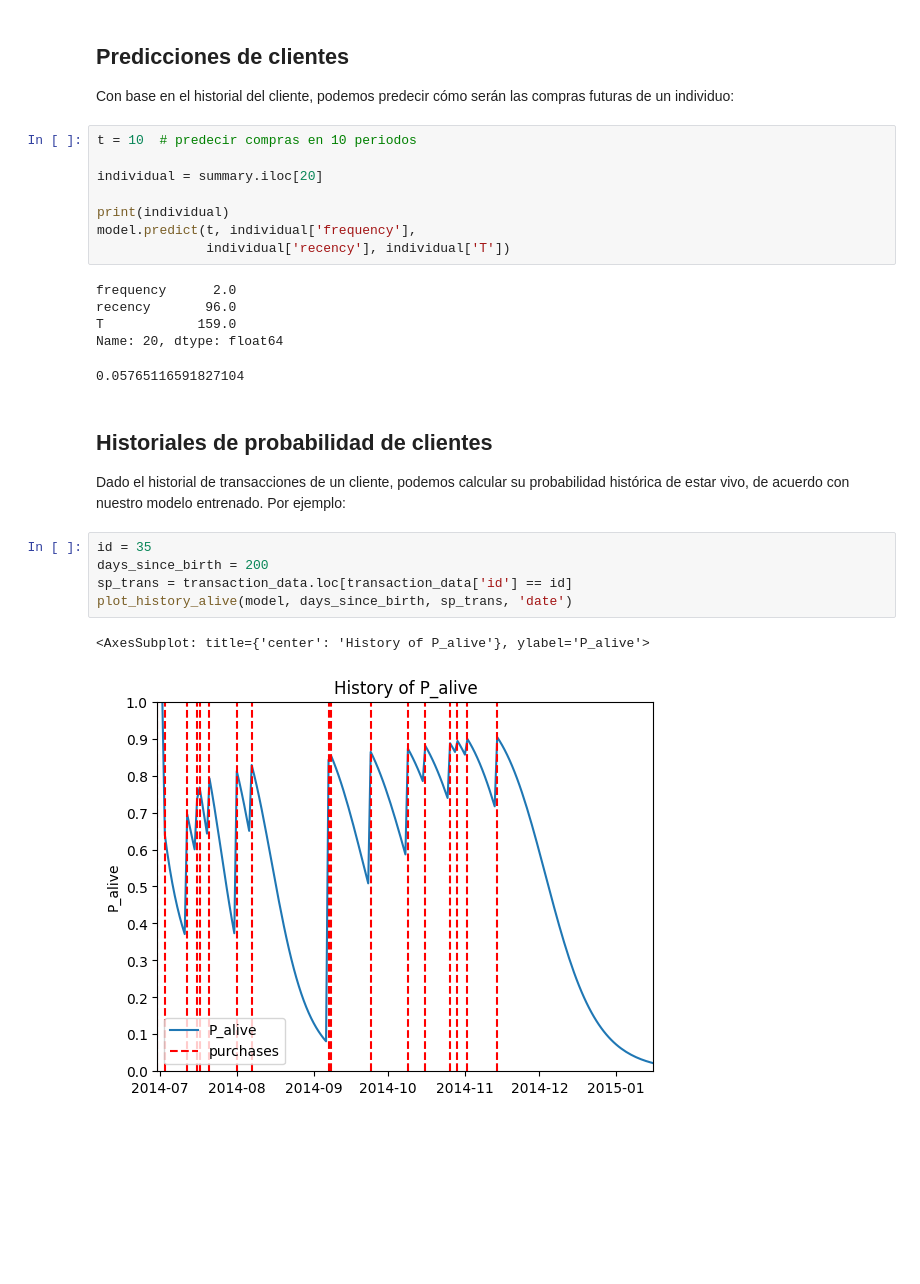
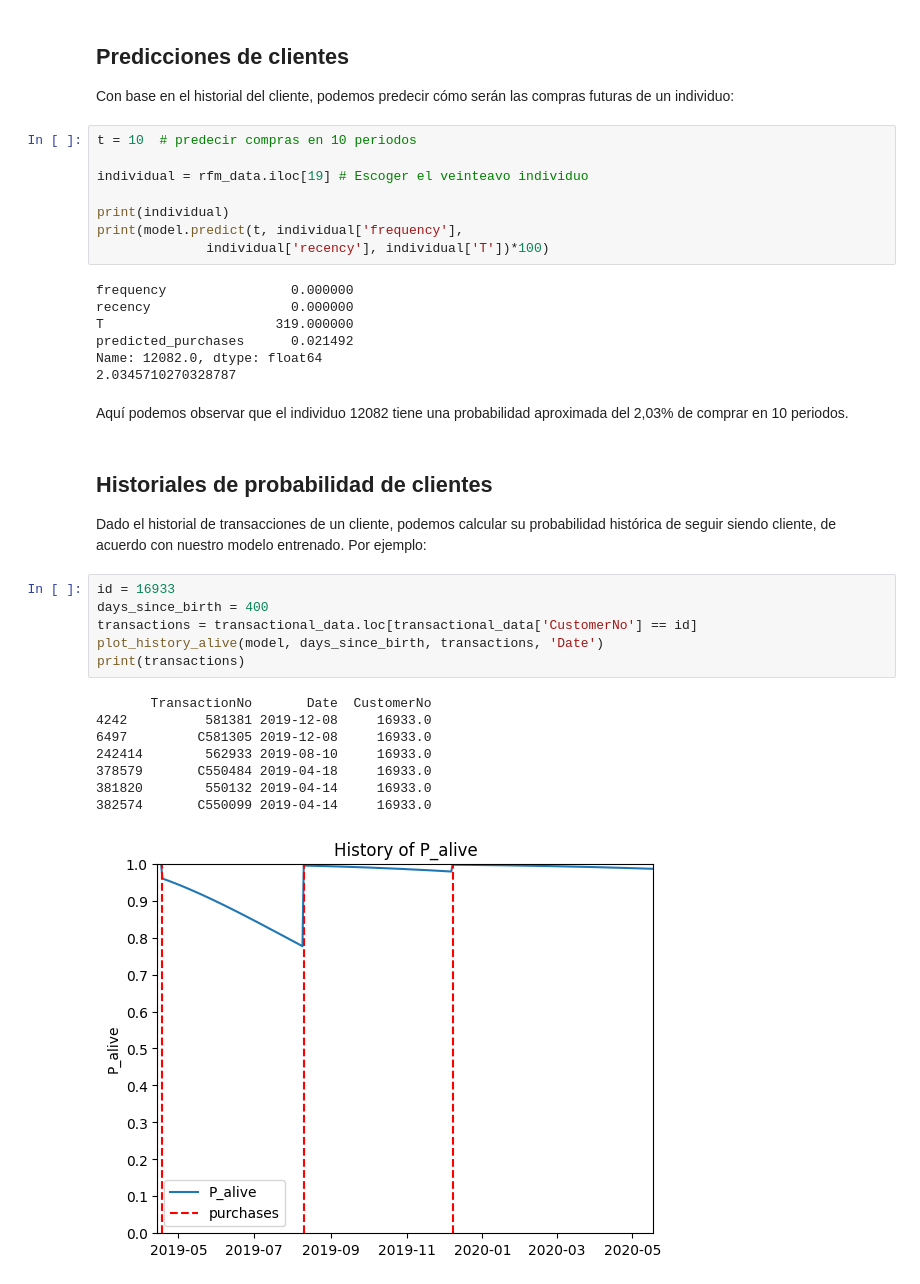
Before and after one commit to dimitrio-m/proyecto-de-grado, a Jupyter notebook: modelo/modelo.ipynb, the cells around one changed output. Drawn from its saved outputs; the diff is of its cells as text; blank space fills up the shorter version.

```diff
--- a/modelo/modelo.ipynb
+++ b/modelo/modelo.ipynb
@@ -197,25 +249,35 @@ Con base en el historial del cliente, podemos predecir cómo serán las compras
 # %%
 t = 10  # predecir compras en 10 periodos
 
-individual = summary.iloc[20]
+individual = rfm_data.iloc[19] # Escoger el veinteavo individuo
 
 print(individual)
-model.predict(t, individual['frequency'],
-              individual['recency'], individual['T'])
+print(model.predict(t, individual['frequency'],
+              individual['recency'], individual['T'])*100)
 # %% [output]
-frequency      2.0
-recency       96.0
-T            159.0
-Name: 20, dtype: float64
+frequency                0.000000
+recency                  0.000000
+T                      319.000000
+predicted_purchases      0.021492
+Name: 12082.0, dtype: float64
+2.0345710270328787
-0.05765116591827104
+# %% [markdown]
+Aquí podemos observar que el individuo 12082 tiene una probabilidad aproximada del 2,03% de comprar en 10 periodos.
 # %% [markdown]
 ## Historiales de probabilidad de clientes
-Dado el historial de transacciones de un cliente, podemos calcular su probabilidad histórica de estar vivo, de acuerdo con nuestro modelo entrenado. Por ejemplo:
+Dado el historial de transacciones de un cliente, podemos calcular su probabilidad histórica de seguir siendo cliente, de acuerdo con nuestro modelo entrenado. Por ejemplo:
-# %%
-id = 35
-days_since_birth = 200
-sp_trans = transaction_data.loc[transaction_data['id'] == id]
-plot_history_alive(model, days_since_birth, sp_trans, 'date')
-# %% [output]
-<AxesSubplot: title={'center': 'History of P_alive'}, ylabel='P_alive'>
-[figure, removed]
+# %%
+id = 16933
+days_since_birth = 400
+transactions = transactional_data.loc[transactional_data['CustomerNo'] == id]
+plot_history_alive(model, days_since_birth, transactions, 'Date')
+print(transactions)
+# %% [output]
+       TransactionNo       Date  CustomerNo
+4242          581381 2019-12-08     16933.0
+6497         C581305 2019-12-08     16933.0
+242414        562933 2019-08-10     16933.0
+378579       C550484 2019-04-18     16933.0
+381820        550132 2019-04-14     16933.0
+382574       C550099 2019-04-14     16933.0
+[figure, added]
```
Also changed, not shown: parts of 36 cells of this notebook, 2 other files.
